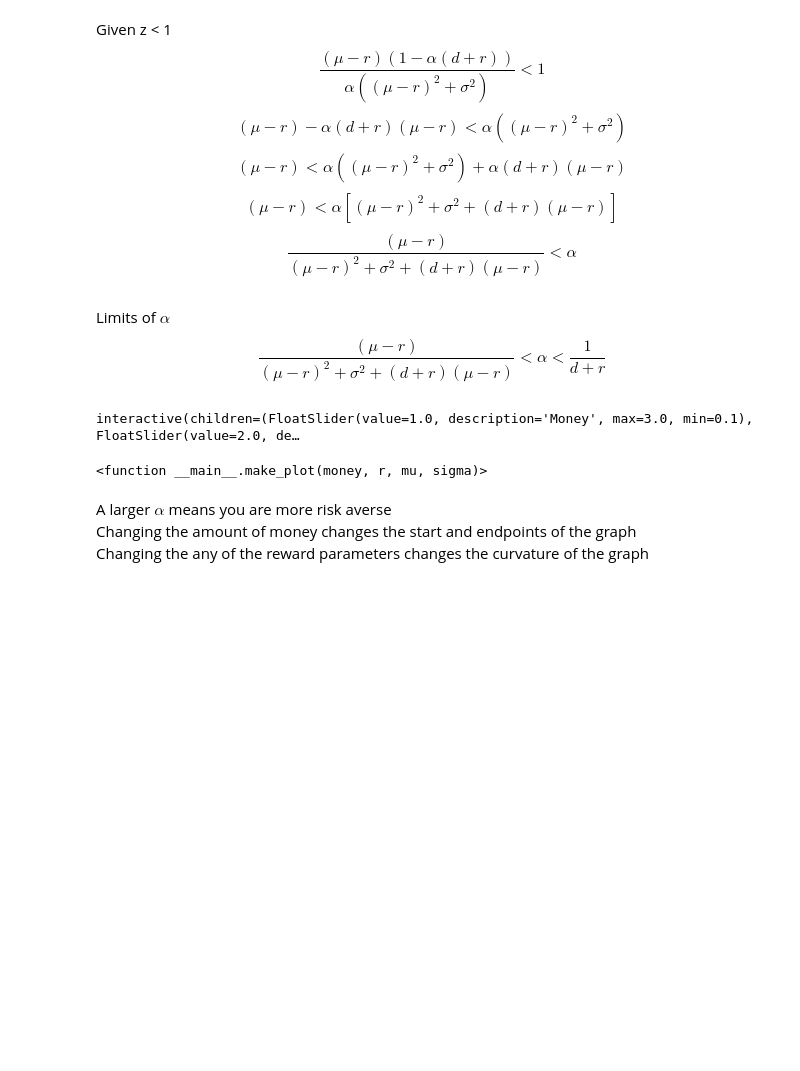
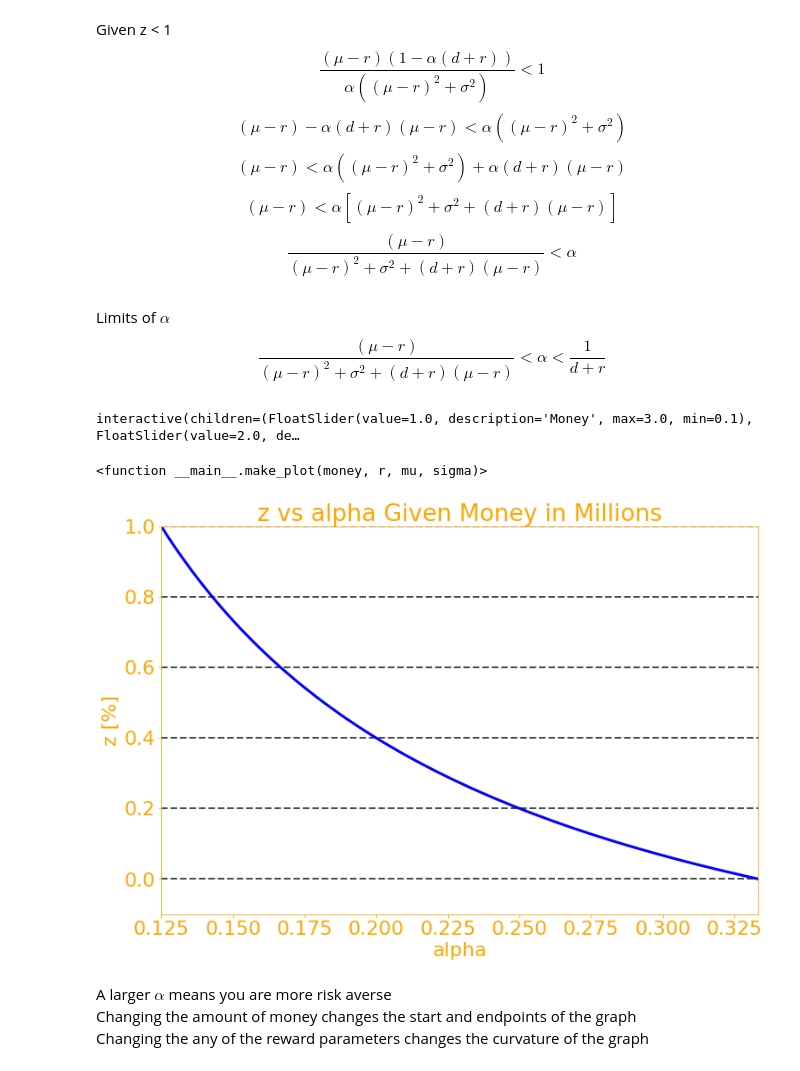
Before and after one commit to dimitrip13/cme241, a Jupyter notebook: Assignment 6.ipynb, the cells around one changed output. Saved outputs shown, nothing was run; the diff lists cells and outputs as text; code cells hidden in the pictures; blank space fills up the shorter version.

Commit message:
Add files via upload
Added regular plot since interactive plot doesn't show up on Github :(

```diff
--- a/Assignment 6.ipynb
+++ b/Assignment 6.ipynb
@@ -123,7 +123,7 @@ def make_plot(money, r, mu, sigma):
 
     # Plot stuff...
     fig, ax = plt.subplots()
-    line1 = ax.plot(alphas, optimal_zs, color='red', linewidth=3)
+    line1 = ax.plot(alphas, optimal_zs, color='blue', linewidth=3)
     ax.grid(color="black", linestyle='--', linewidth=2, axis='y', alpha=0.7)
 
     # Legend
@@ -151,16 +151,22 @@ def make_plot(money, r, mu, sigma):
 
     # Show Off Baby
     plt.show()
-
-money_val = widgets.FloatSlider(value=1, min=.1, max=3, step=.1, description="Money")
-r_val = widgets.FloatSlider(value=2, min=0, max=100, step=1, description="Riskless")
-mu_val = widgets.FloatSlider(value=6, min=0, max=100, step=1, description="Risky Mu")
-sigma_val = widgets.FloatSlider(value=2, min=0, max=100, step=1, description="Risky Sigma")
-
-widgets.interact(make_plot, money=money_val, r=r_val, mu=mu_val, sigma=sigma_val)
-# %% [output]
-interactive(children=(FloatSlider(value=1.0, description='Money', max=3.0, min=0.1), FloatSlider(value=2.0, de…
-<function __main__.make_plot(money, r, mu, sigma)>
+# %%
+# INTERACTIVE PLOT
+money_val = widgets.FloatSlider(value=1, min=.1, max=3, step=.1, description="Money")
+r_val = widgets.FloatSlider(value=2, min=0, max=100, step=1, description="Riskless")
+mu_val = widgets.FloatSlider(value=6, min=0, max=100, step=1, description="Risky Mu")
+sigma_val = widgets.FloatSlider(value=2, min=0, max=100, step=1, description="Risky Sigma")
+
+widgets.interact(make_plot, money=money_val, r=r_val, mu=mu_val, sigma=sigma_val)
+# %% [output]
+interactive(children=(FloatSlider(value=1.0, description='Money', max=3.0, min=0.1), FloatSlider(value=2.0, de…
+<function __main__.make_plot(money, r, mu, sigma)>
+# %%
+# Regular Boring Plot
+make_plot(1,2,6,2)
+# %% [output]
+[figure, added]
 # %% [markdown]
 A larger $\alpha$ means you are more risk averse <br>
 Changing the amount of money changes the start and endpoints of the graph <br>
```
